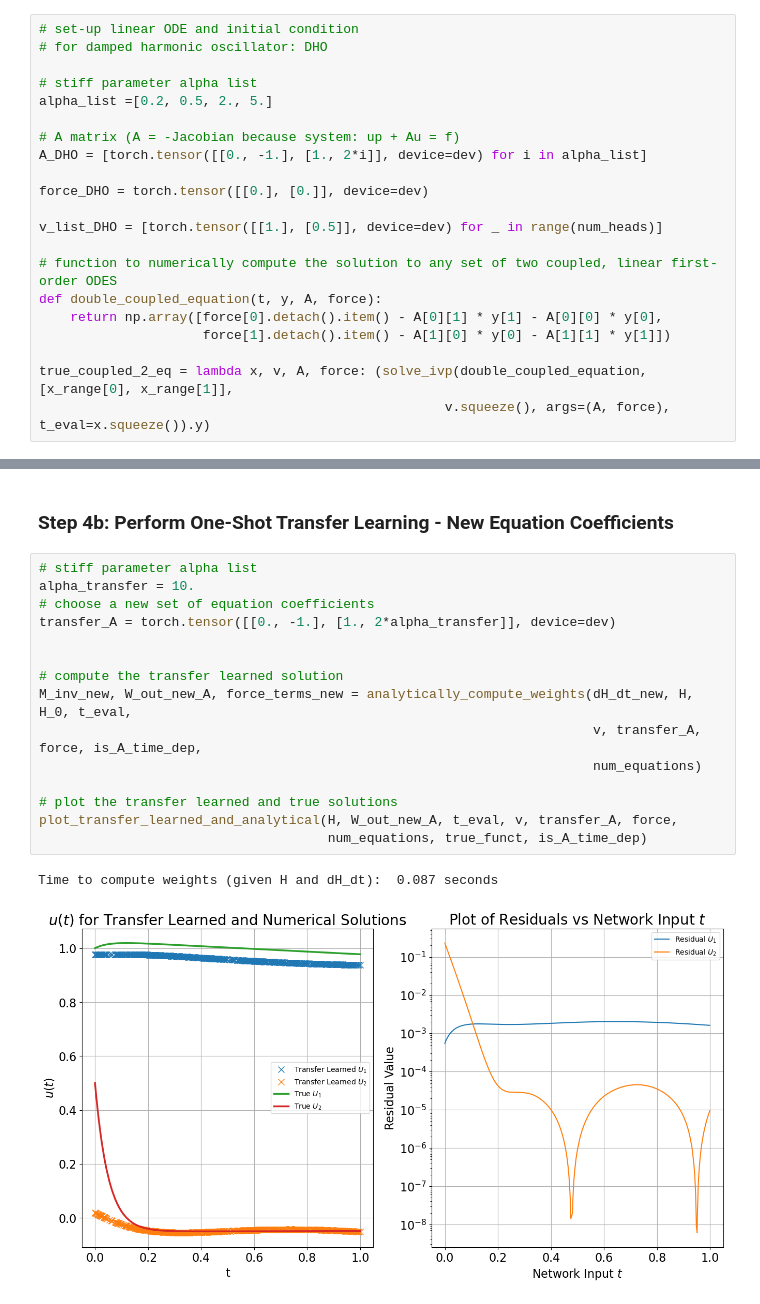
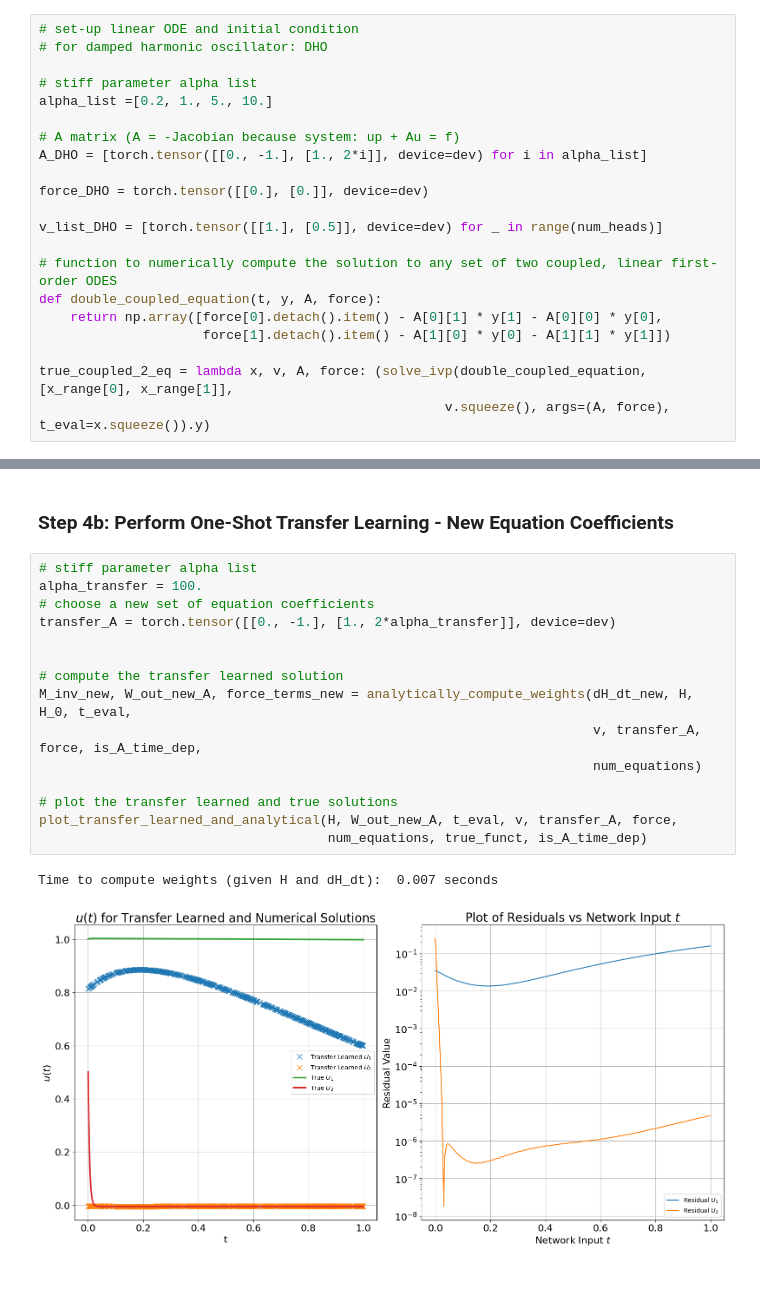
Before and after one commit to eseiler18/Harvard_Master_Thesis, a Jupyter notebook: src/stiff_linearODE.ipynb, the cells around one changed output, grey strips where cells are left out. Drawn from its saved outputs; the diff is of its cells as text; blank space fills up the shorter version.

```diff
--- a/src/stiff_linearODE.ipynb
+++ b/src/stiff_linearODE.ipynb
@@ -277,7 +290,7 @@ iterations = 10000
 # for damped harmonic oscillator: DHO
 
 # stiff parameter alpha list
-alpha_list =[0.2, 0.5, 2., 5.]
+alpha_list =[0.2, 1., 5., 10.]
 
 # A matrix (A = -Jacobian because system: up + Au = f)
 A_DHO = [torch.tensor([[0., -1.], [1., 2*i]], device=dev) for i in alpha_list]
@@ -346,19 +394,19 @@ Time to compute weights (given H and dH_dt):  0.083 seconds
 ### Step 4b: Perform One-Shot Transfer Learning - New Equation Coefficients
 # %%
 # stiff parameter alpha list
-alpha_transfer = 10.
+alpha_transfer = 100.
 # choose a new set of equation coefficients
 transfer_A = torch.tensor([[0., -1.], [1., 2*alpha_transfer]], device=dev)
 
 
 # compute the transfer learned solution
 M_inv_new, W_out_new_A, force_terms_new = analytically_compute_weights(dH_dt_new, H, H_0, t_eval,
                                                                        v, transfer_A, force, is_A_time_dep,
                                                                        num_equations)
 
 # plot the transfer learned and true solutions
 plot_transfer_learned_and_analytical(H, W_out_new_A, t_eval, v, transfer_A, force,
                                      num_equations, true_funct, is_A_time_dep)
 # %% [output]
-Time to compute weights (given H and dH_dt):  0.087 seconds
+Time to compute weights (given H and dH_dt):  0.007 seconds
-[figure, old version]
+[figure, new version]
```
Also changed, not shown: parts of 23 cells of this notebook.
